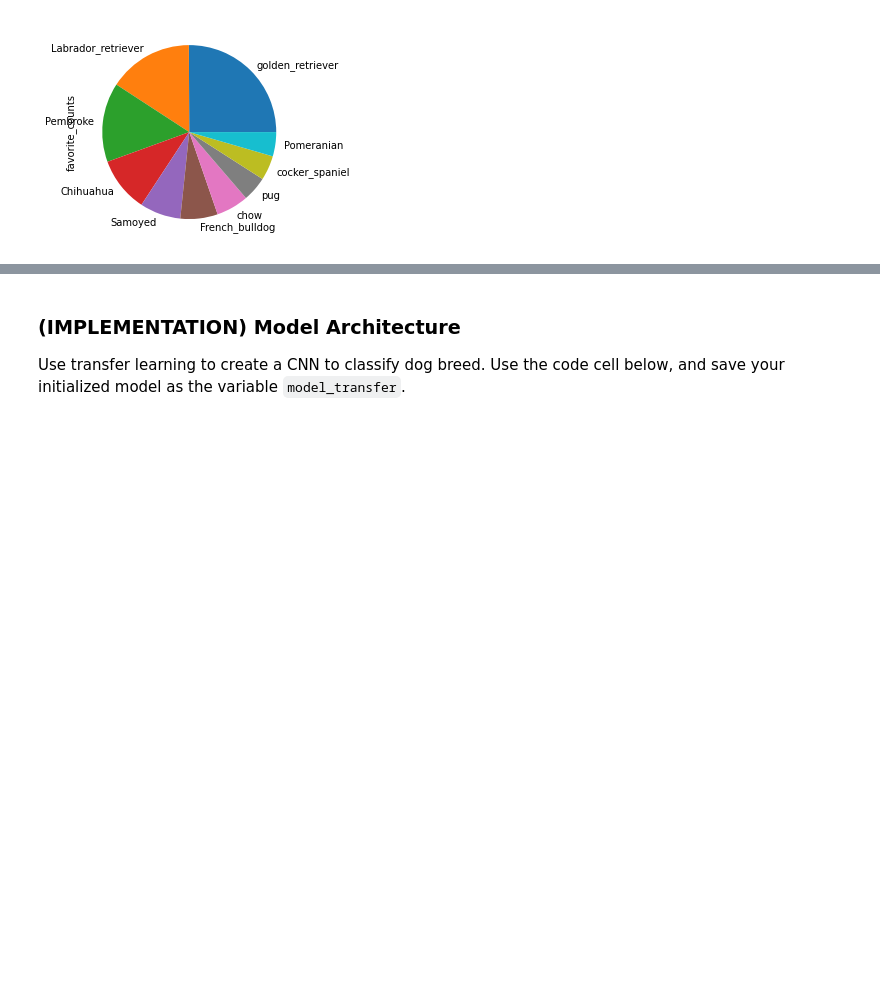
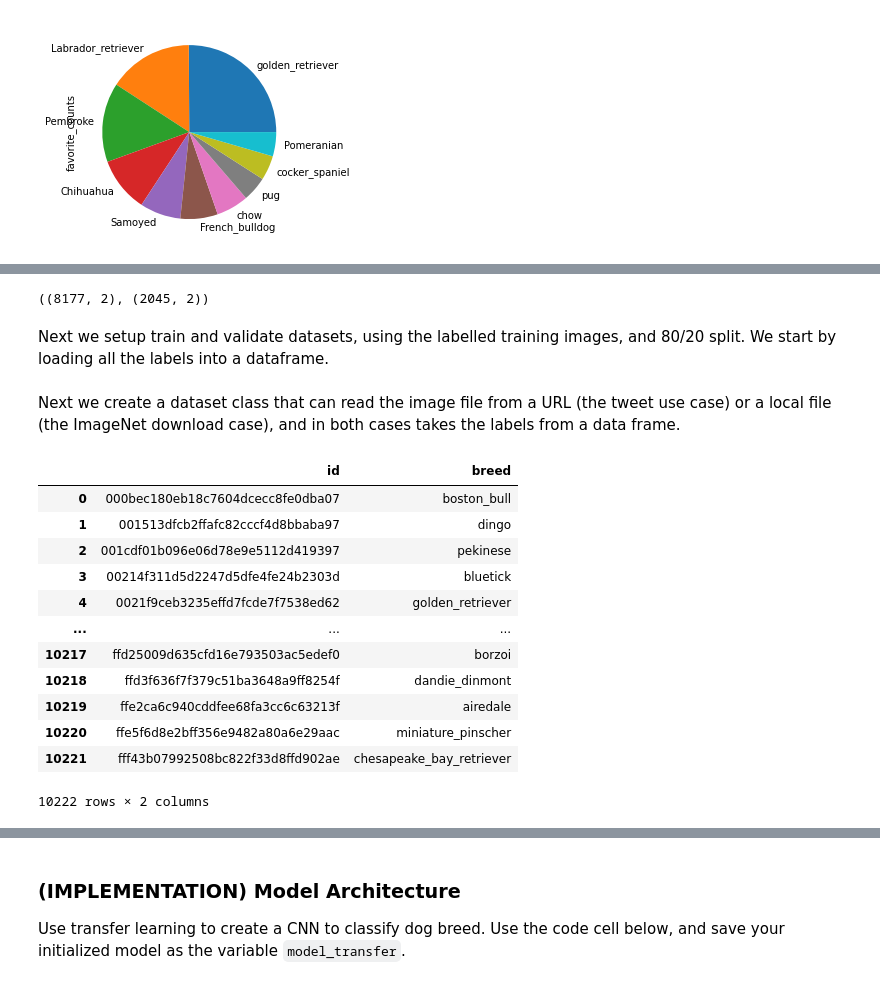
Before and after one commit to benvens-udacity/wrangle-and-analyze-data, a Jupyter notebook: wrangle_act.ipynb, the cells around one changed output, grey strips where cells are left out. Saved outputs shown, nothing was run; the diff lists cells and outputs as text; code cells hidden in the pictures; blank space fills up the shorter version.

```diff
--- a/wrangle_act.ipynb
+++ b/wrangle_act.ipynb
@@ -723,0 +733,2 @@ If you like, **you are welcome to use the same data loaders from the previous st
+# %%
+image_net_data = './data/image-net-data'
@@ -723,0 +741,2 @@ If you like, **you are welcome to use the same data loaders from the previous st
+# %%
+image_net_labels_df = pd.read_csv(image_net_data + '/labels.csv')
@@ -723,0 +747,3 @@ If you like, **you are welcome to use the same data loaders from the previous st
+# %%
+clean_predictions_df['pred_class'] = clean_predictions_df['pred_class'].str.lower()
+image_net_labels_df['breed'] = image_net_labels_df['breed'].str.lower()
@@ -723,0 +805,26 @@ If you like, **you are welcome to use the same data loaders from the previous st
+# %%
+train_split_df = image_net_labels_df.iloc[train_idx]
+valid_split_df = image_net_labels_df.iloc[valid_idx]
+train_split_df.shape, valid_split_df.shape
+# %% [output]
+((8177, 2), (2045, 2))
+# %% [markdown]
+Next we setup train and validate datasets, using the labelled training images, and 80/20 split. We start by loading all the labels into a dataframe.
+# %% [markdown]
+Next we create a dataset class that can read the image file from a URL (the tweet use case) or a local file (the ImageNet download case), and in both cases takes the labels from a data frame.
+# %%
+image_net_labels_df
+# %% [output]
+|  | id | breed |
+| 0 | 000bec180eb18c7604dcecc8fe0dba07 | boston_bull |
+| 1 | 001513dfcb2ffafc82cccf4d8bbaba97 | dingo |
+| 2 | 001cdf01b096e06d78e9e5112d419397 | pekinese |
+| 3 | 00214f311d5d2247d5dfe4fe24b2303d | bluetick |
+| 4 | 0021f9ceb3235effd7fcde7f7538ed62 | golden_retriever |
+| ... | ... | ... |
+| 10217 | ffd25009d635cfd16e793503ac5edef0 | borzoi |
+| 10218 | ffd3f636f7f379c51ba3648a9ff8254f | dandie_dinmont |
+| 10219 | ffe2ca6c940cddfee68fa3cc6c63213f | airedale |
+| 10220 | ffe5f6d8e2bff356e9482a80a6e29aac | miniature_pinscher |
+| 10221 | fff43b07992508bc822f33d8ffd902ae | chesapeake_bay_retriever |
+10222 rows × 2 columns
```
Also changed, not shown: parts of 62 cells of this notebook.
